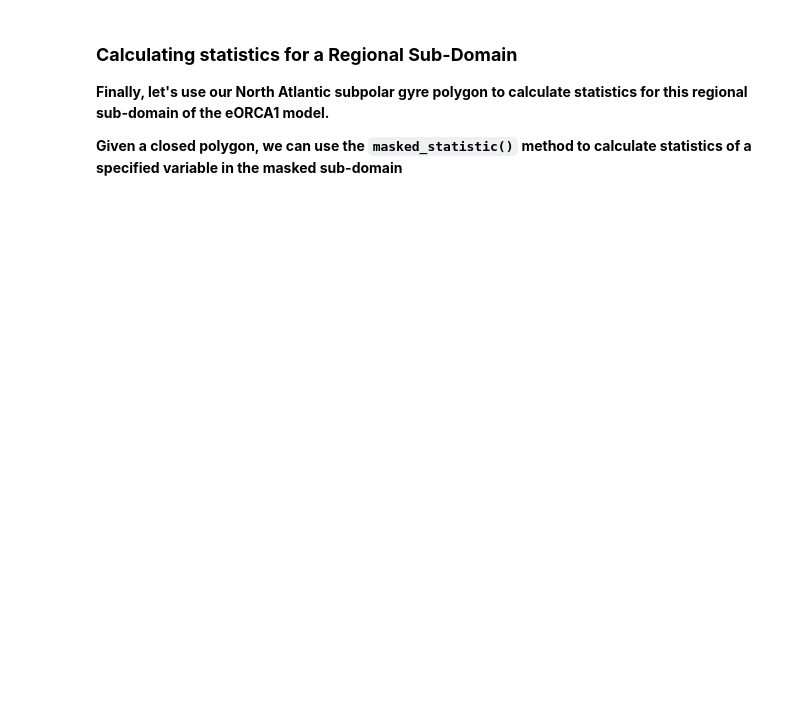
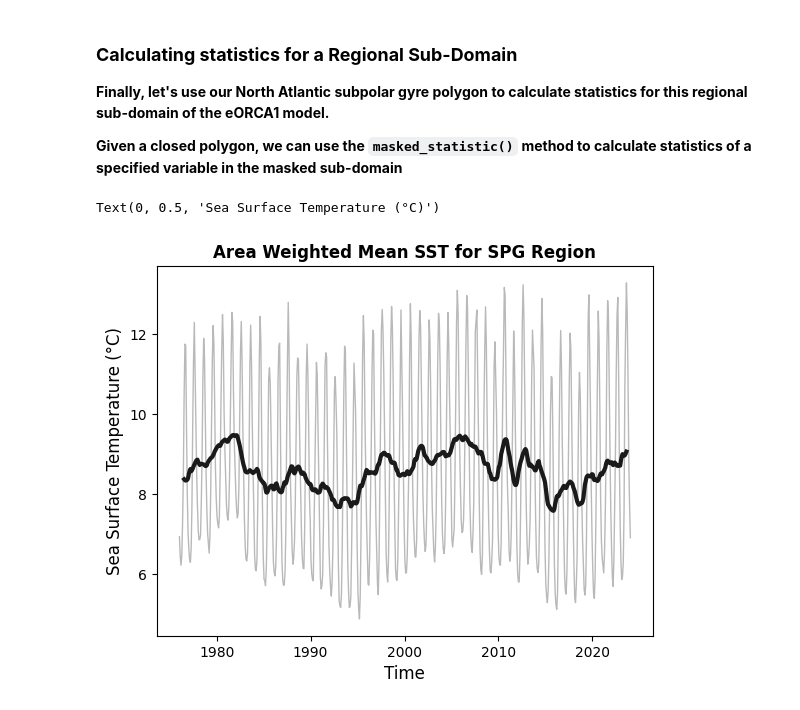
Before and after one commit to NOC-MSM/nemo_cookbook, a Jupyter notebook: recipes/recipe_masked_stats.ipynb, the cells around one changed output. Saved outputs shown, nothing was run; the diff lists cells and outputs as text; code cells hidden in the pictures; blank space fills up the shorter version.

```diff
--- a/recipes/recipe_masked_stats.ipynb
+++ b/recipes/recipe_masked_stats.ipynb
@@ -140,18 +222,24 @@ plt.show()
 **Finally, let's use our North Atlantic subpolar gyre polygon to calculate statistics for this regional sub-domain of the eORCA1 model.**
 
 **Given a closed polygon, we can use the `masked_statistic()` method to calculate statistics of a specified variable in the masked sub-domain**
+# %%
+# Calculating the area weighted-mean sea surface temperature in the SPG region:
+sst_wmean = nemo_clipped.masked_statistic(grid="/gridT",
+                                          var="tos_con",
+                                          lon_poly=lon_poly,
+                                          lat_poly=lat_poly,
+                                          statistic="weighted_mean",
+                                          dims=["i", "j"]
+                                          )
+
+sst_wmean= sst_wmean.compute()
 # %%
-# Calculating the area weighted-mean sea surface temperature in the SPG region:
-sst_wmean = nemo.masked_statistic(grid="/gridT",
-                                  var="tos_con",
-                                  lon_poly=lon_poly,
-                                  lat_poly=lat_poly,
-                                  statistic="weighted_mean",
-                                  dims=["i", "j"]
-                                  )
-
+# Plotting the area weighted-mean sea surface temperature time series for the SPG region:
 sst_wmean.plot(lw=1, color='0.1', alpha=0.3)
 sst_wmean.rolling(time_counter=12, center=True).mean().plot(lw=3, color='0.1')
 plt.title('Area Weighted Mean SST for SPG Region', fontsize=12, fontweight='bold')
 plt.xlabel('Time', fontsize=12)
 plt.ylabel('Sea Surface Temperature (°C)', fontsize=12)
+# %% [output]
+Text(0, 0.5, 'Sea Surface Temperature (°C)')
+[figure, added]
```
Also changed, not shown: parts of 9 cells of this notebook.
